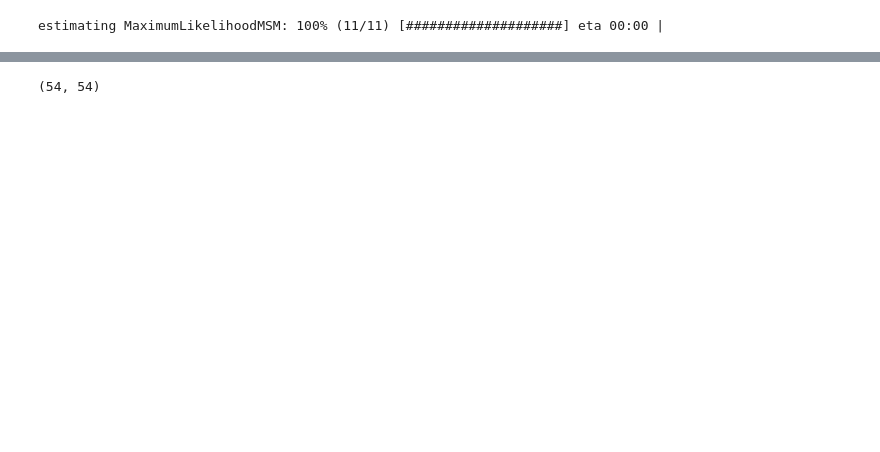
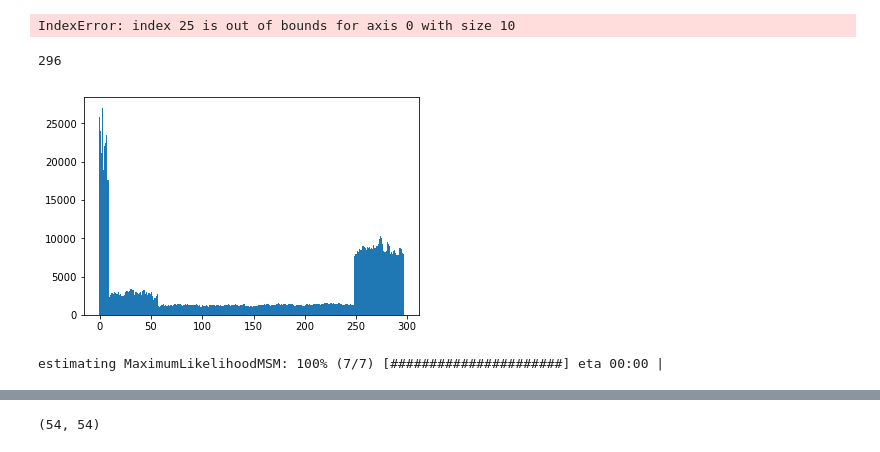
Before and after one commit to markovmodel/msmrd, a Jupyter notebook: scripts/createMSM_asym2D.ipynb, the cells around one changed output, grey strips where cells are left out. Saved outputs shown, nothing was run; the diff lists cells and outputs as text; code cells hidden in the pictures; blank space fills up the shorter version.

```diff
--- a/scripts/createMSM_asym2D.ipynb
+++ b/scripts/createMSM_asym2D.ipynb
@@ -6,6 +6,14 @@ import pyemma.plots as mplt
 import h5py
 from MSMRD.trajectories import allTrajs
 %matplotlib inline
+# %%
+def discreteHistogram(data):
+    d = np.diff(np.unique(data)).min()
+    left_of_first_bin = data.min() - float(d)/2
+    right_of_last_bin = data.max() + float(d)/2
+    hist = plt.hist(data, np.arange(left_of_first_bin, right_of_last_bin + d, d))
+    centers = (hist[1][1:] + hist[1][:-1])/2
+    return hist, centers
 # %%
 # Create a child class from the main class in trajectories_class.py
 class asym2Dtraj(allTrajs):
@@ -123,8 +200,18 @@ dtrajs = alltrajs.getdTrajsclean()
+# %%
+MTT = computeMeanTransitionTimes(0.01, dtrajs, 9, alltrajs.bathIndex, 1)
+# %% [output]
+IndexError: index 25 is out of bounds for axis 0 with size 10
+# %%
+dhist = discreteHistogram(dtrajs[0])
+np.amax(dtrajs[0])
+# %% [output]
+296
+[figure, added]
 # %%
 # Obtained implied time scales using pyemma
-its = pyemma.msm.its(dtrajs, lags = 100)
+its = pyemma.msm.its(dtrajs, lags = 20)
 # %% [output]
-estimating MaximumLikelihoodMSM: 100% (11/11) [####################] eta 00:00 |
+estimating MaximumLikelihoodMSM: 100% (7/7) [######################] eta 00:00 |
 # %%
 # Plot implied time scales
 mplt.plot_implied_timescales(its, ylog=False, units='steps', linewidth=2, dt=1)
```
Also changed, not shown: parts of 24 cells of this notebook, 8 other files.
